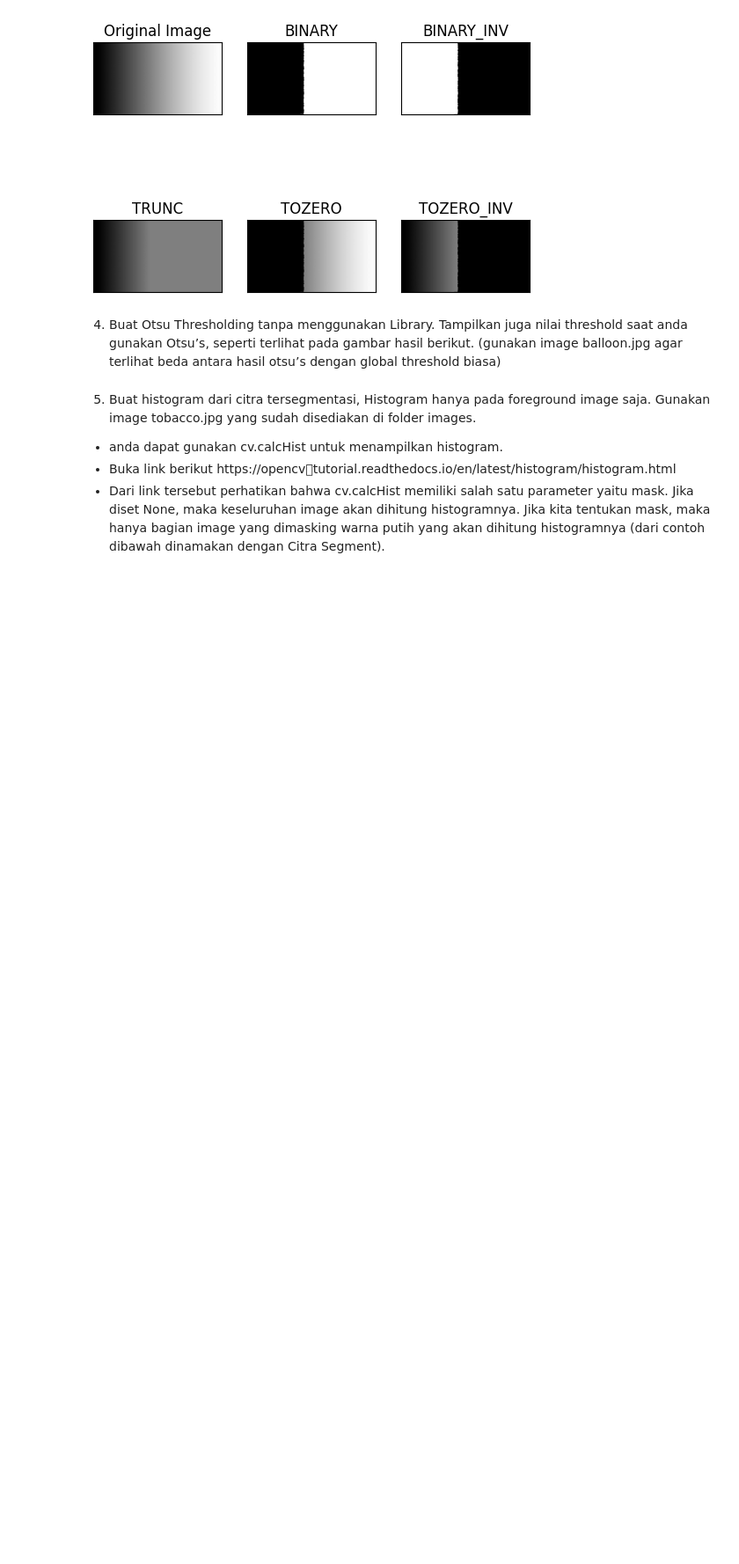
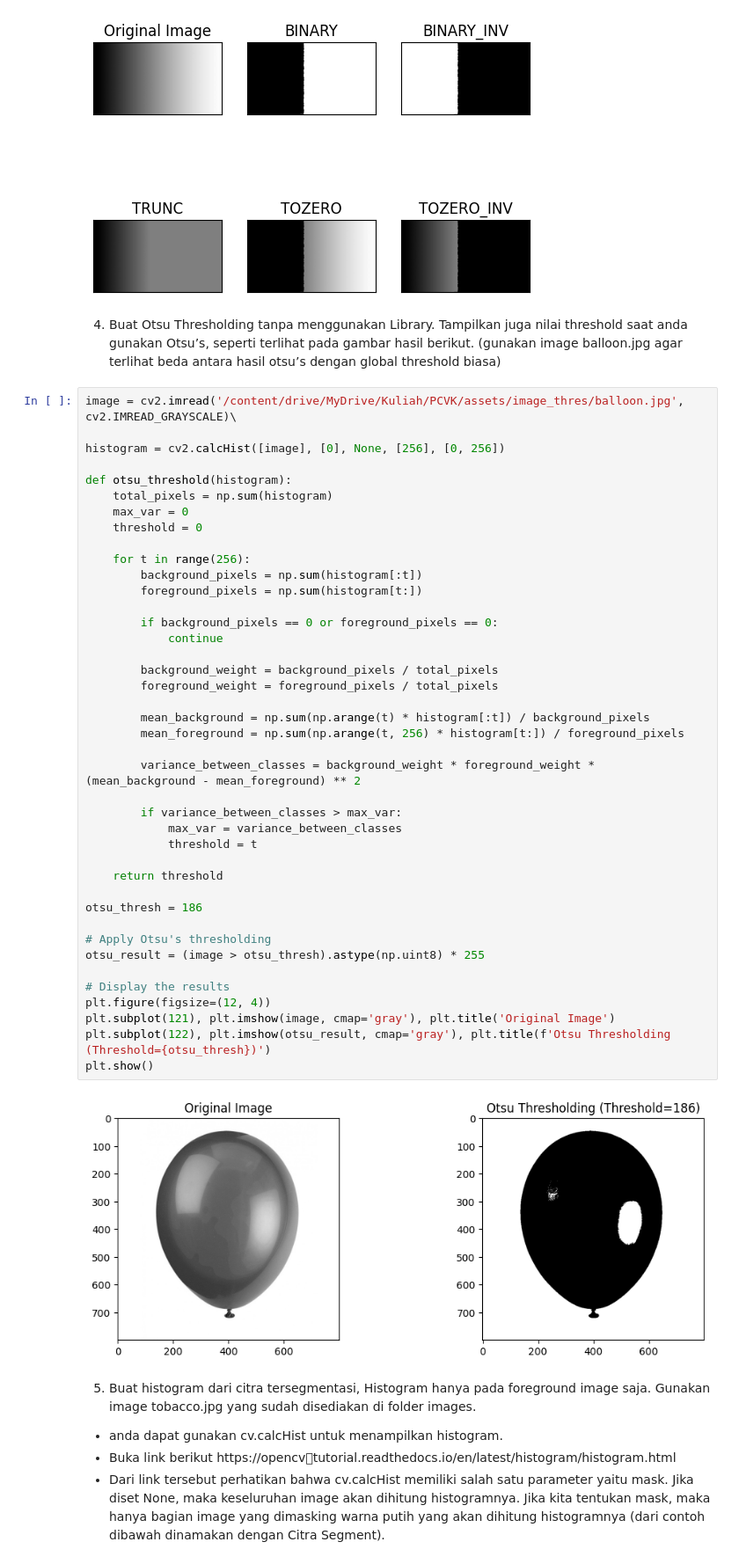
Before and after one commit to gabrieldimas/pcvk-study-2023, a Jupyter notebook: Week10.ipynb, the cells around one changed output. Shown at 88% size. Saved outputs shown, nothing was run; the diff lists cells and outputs as text; blank space fills up the shorter version.

```diff
--- a/Week10.ipynb
+++ b/Week10.ipynb
@@ -77,6 +77,49 @@ plt.show()
 4. Buat Otsu Thresholding tanpa menggunakan Library. Tampilkan juga nilai threshold
 saat anda gunakan Otsu’s, seperti terlihat pada gambar hasil berikut. (gunakan image
 balloon.jpg agar terlihat beda antara hasil otsu’s dengan global threshold biasa)
+# %%
+image = cv2.imread('/content/drive/MyDrive/Kuliah/PCVK/assets/image_thres/balloon.jpg', cv2.IMREAD_GRAYSCALE)\
+
+histogram = cv2.calcHist([image], [0], None, [256], [0, 256])
+
+def otsu_threshold(histogram):
+    total_pixels = np.sum(histogram)
+    max_var = 0
+    threshold = 0
+
+    for t in range(256):
+        background_pixels = np.sum(histogram[:t])
+        foreground_pixels = np.sum(histogram[t:])
+
+        if background_pixels == 0 or foreground_pixels == 0:
+            continue
+
+        background_weight = background_pixels / total_pixels
+        foreground_weight = foreground_pixels / total_pixels
+
+        mean_background = np.sum(np.arange(t) * histogram[:t]) / background_pixels
+        mean_foreground = np.sum(np.arange(t, 256) * histogram[t:]) / foreground_pixels
+
+        variance_between_classes = background_weight * foreground_weight * (mean_background - mean_foreground) ** 2
+
+        if variance_between_classes > max_var:
+            max_var = variance_between_classes
+            threshold = t
+
+    return threshold
+
+otsu_thresh = 186
+
+# Apply Otsu's thresholding
+otsu_result = (image > otsu_thresh).astype(np.uint8) * 255
+
+# Display the results
+plt.figure(figsize=(12, 4))
+plt.subplot(121), plt.imshow(image, cmap='gray'), plt.title('Original Image')
+plt.subplot(122), plt.imshow(otsu_result, cmap='gray'), plt.title(f'Otsu Thresholding (Threshold={otsu_thresh})')
+plt.show()
+# %% [output]
+[figure, added]
 # %% [markdown]
 5. Buat histogram dari citra tersegmentasi, Histogram hanya pada foreground image
 saja. Gunakan image tobacco.jpg yang sudah disediakan di folder images.
```
Also changed, not shown: parts of 2 cells of this notebook.
